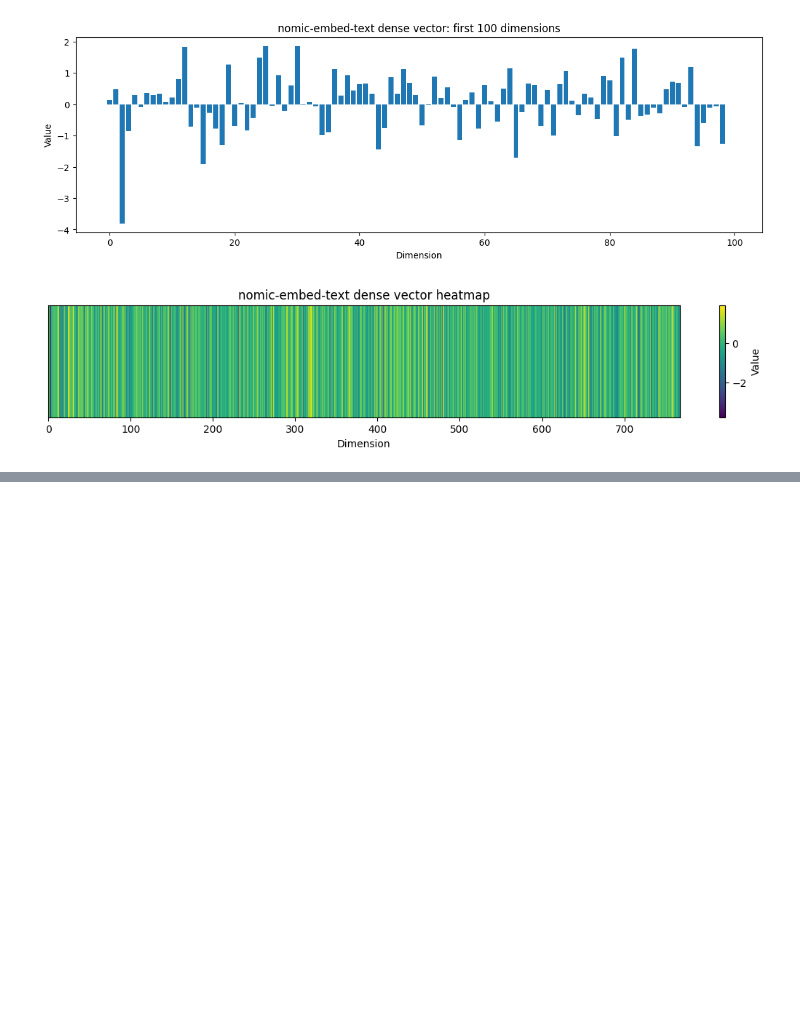
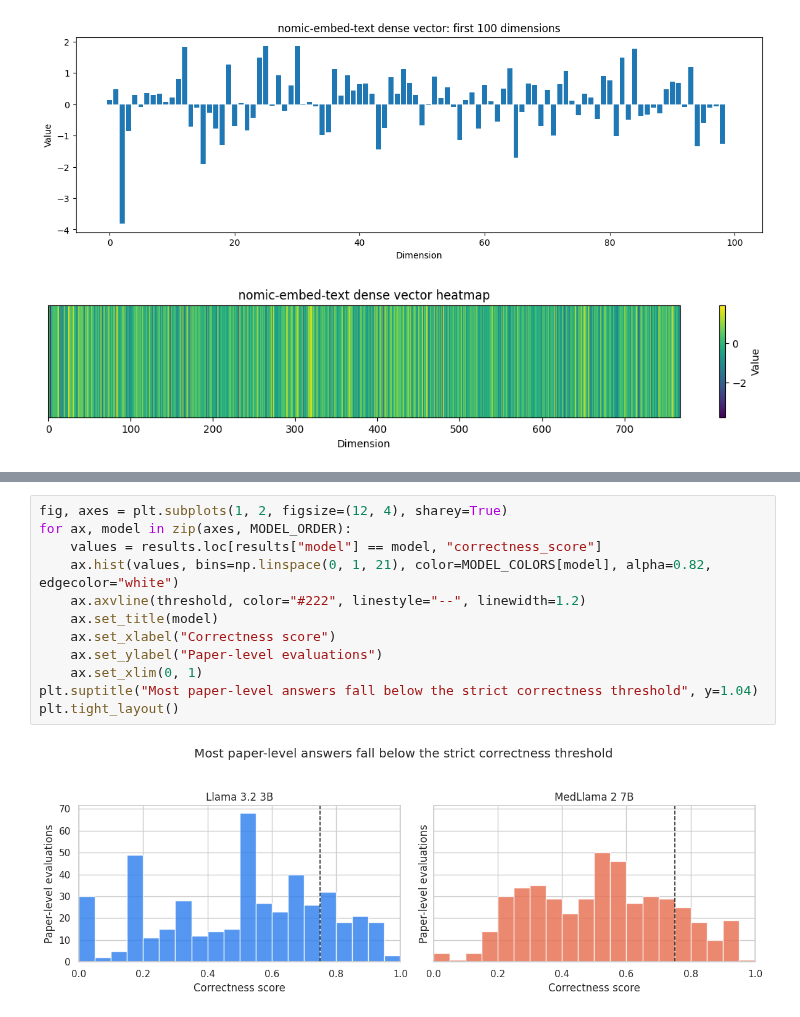
Before and after one commit to Crazz-Zaac/llm-driven-clinical-study-analysis, a Jupyter notebook: llm4ehr/rag_evaluation/visualize.ipynb, the cells around one changed output, grey strips where cells are left out. Cells and saved outputs as stored; diff of their text form; blank space fills up the shorter version.

```diff
--- a/llm4ehr/rag_evaluation/visualize.ipynb
+++ b/llm4ehr/rag_evaluation/visualize.ipynb
@@ -348,0 +516,14 @@ Zero values: 0
+# %%
+fig, axes = plt.subplots(1, 2, figsize=(12, 4), sharey=True)
+for ax, model in zip(axes, MODEL_ORDER):
+    values = results.loc[results["model"] == model, "correctness_score"]
+    ax.hist(values, bins=np.linspace(0, 1, 21), color=MODEL_COLORS[model], alpha=0.82, edgecolor="white")
+    ax.axvline(threshold, color="#222", linestyle="--", linewidth=1.2)
+    ax.set_title(model)
+    ax.set_xlabel("Correctness score")
+    ax.set_ylabel("Paper-level evaluations")
+    ax.set_xlim(0, 1)
+plt.suptitle("Most paper-level answers fall below the strict correctness threshold", y=1.04)
+plt.tight_layout()
+# %% [output]
+[figure, added]
```
Also changed, not shown: parts of 46 cells of this notebook, 8 other files.
